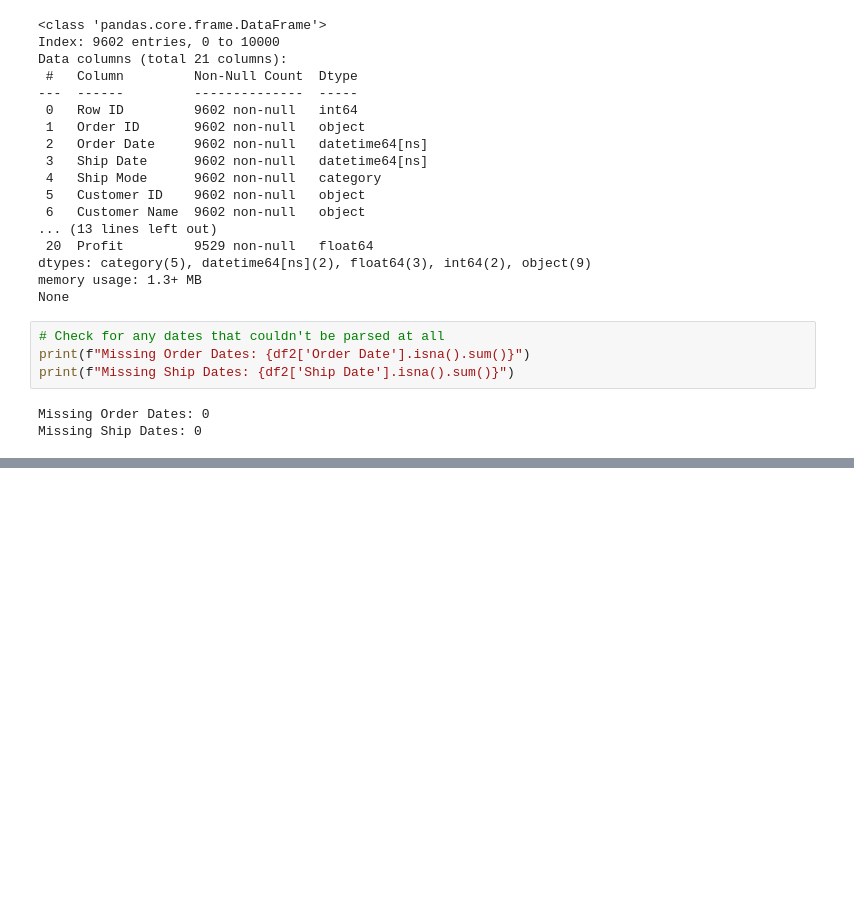
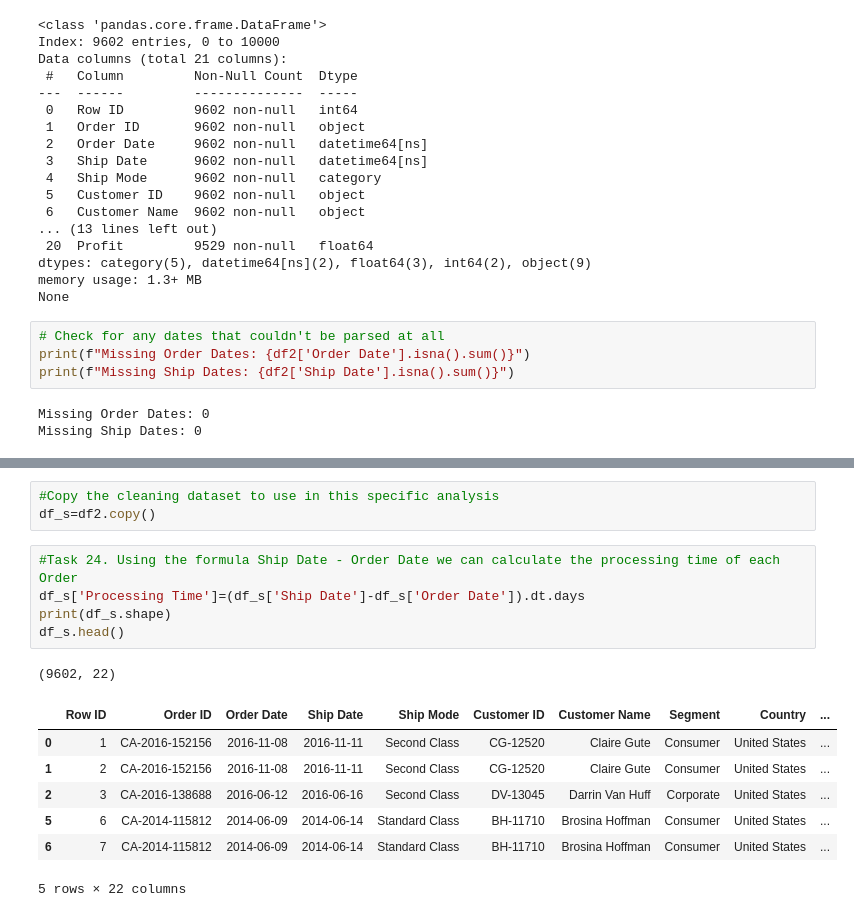
Before and after one commit to juanescdiaz/Group6_Assigment2_Retail, a Jupyter notebook: notebooks/retail_analysis.ipynb, the cells around one changed output, grey strips where cells are left out. Drawn from its saved outputs; the diff is of its cells as text; blank space fills up the shorter version.

Commit message:
Task 24,25,26 and 27

```diff
--- a/notebooks/retail_analysis.ipynb
+++ b/notebooks/retail_analysis.ipynb
@@ -183,0 +202,17 @@ Missing Ship Dates: 0
+# %%
+#Copy the cleaning dataset to use in this specific analysis
+df_s=df2.copy()
+# %%
+#Task 24. Using the formula Ship Date - Order Date we can calculate the processing time of each Order
+df_s['Processing Time']=(df_s['Ship Date']-df_s['Order Date']).dt.days
+print(df_s.shape)
+df_s.head()
+# %% [output]
+(9602, 22)
+|  | Row ID | Order ID | Order Date | Ship Date | Ship Mode | Customer ID | Customer Name | Segment | Country | ... |
+| 0 | 1 | CA-2016-152156 | 2016-11-08 | 2016-11-11 | Second Class | CG-12520 | Claire Gute | Consumer | United States | ... |
+| 1 | 2 | CA-2016-152156 | 2016-11-08 | 2016-11-11 | Second Class | CG-12520 | Claire Gute | Consumer | United States | ... |
+| 2 | 3 | CA-2016-138688 | 2016-06-12 | 2016-06-16 | Second Class | DV-13045 | Darrin Van Huff | Corporate | United States | ... |
+| 5 | 6 | CA-2014-115812 | 2014-06-09 | 2014-06-14 | Standard Class | BH-11710 | Brosina Hoffman | Consumer | United States | ... |
+| 6 | 7 | CA-2014-115812 | 2014-06-09 | 2014-06-14 | Standard Class | BH-11710 | Brosina Hoffman | Consumer | United States | ... |
+5 rows × 22 columns
```
Also changed, not shown: parts of 5 cells of this notebook.
